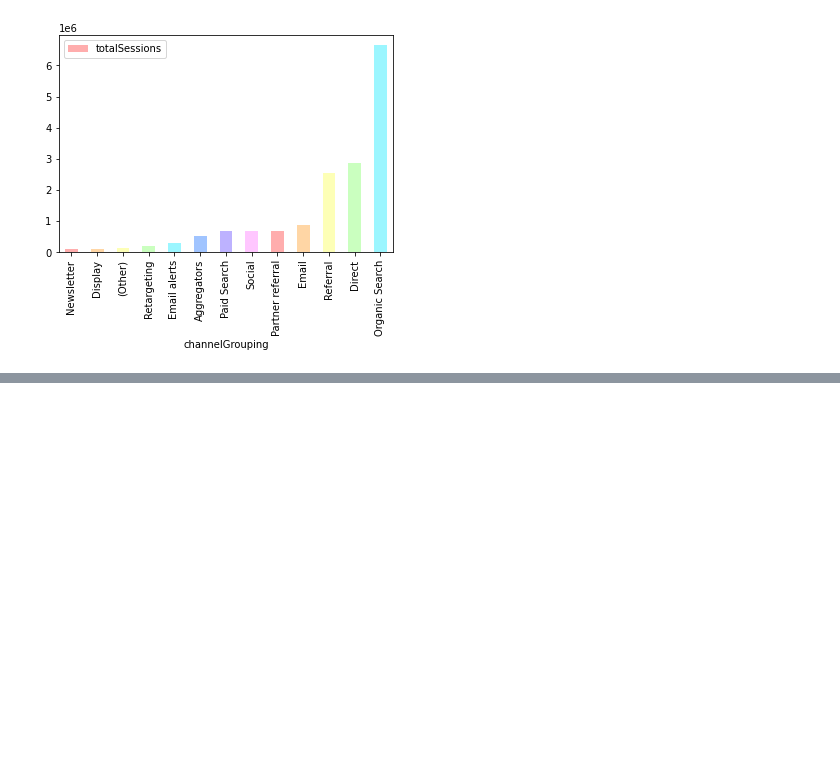
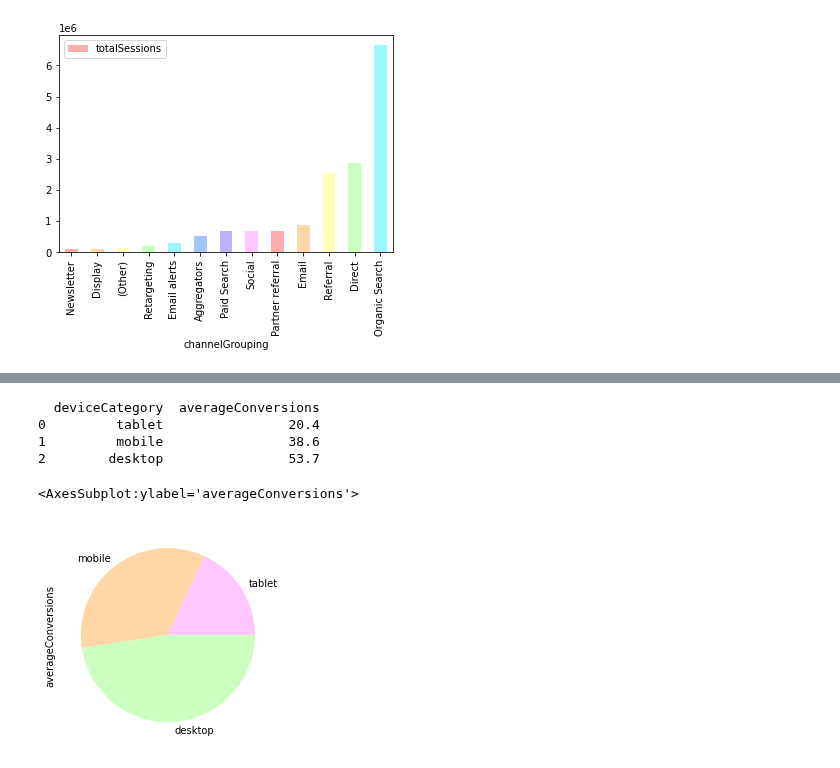
Before and after one commit to Coletterbox/More-BigQuery-with-Python, a Jupyter notebook: dashboardDraft1.ipynb, the cells around one changed output, grey strips where cells are left out. Drawn from its saved outputs; the diff is of its cells as text; code cells hidden in the pictures; blank space fills up the shorter version.

```diff
--- a/dashboardDraft1.ipynb
+++ b/dashboardDraft1.ipynb
@@ -66,0 +135,16 @@ runQuery(totalSessionsPerChannelGrouping).plot.bar(x='channelGrouping', y='total
+# %%
+averageConversionsPerDeviceCategory = """
+    SELECT deviceCategory, ROUND(AVG(conversions), 1) as averageConversions
+    FROM """ + projectIDContainer.project_id + """
+    .sample_data.datatable
+    GROUP BY deviceCategory
+    ORDER BY averageConversions
+"""
+runQuery(averageConversionsPerDeviceCategory).plot.pie(y='averageConversions', colors=threeColorsArray1, legend=False, labels=["tablet", "mobile", "desktop"])
+# %% [output]
+  deviceCategory  averageConversions
+0         tablet                20.4
+1         mobile                38.6
+2        desktop                53.7
+<AxesSubplot:ylabel='averageConversions'>
+[figure, added]
```
Also changed, not shown: parts of 7 cells of this notebook.
